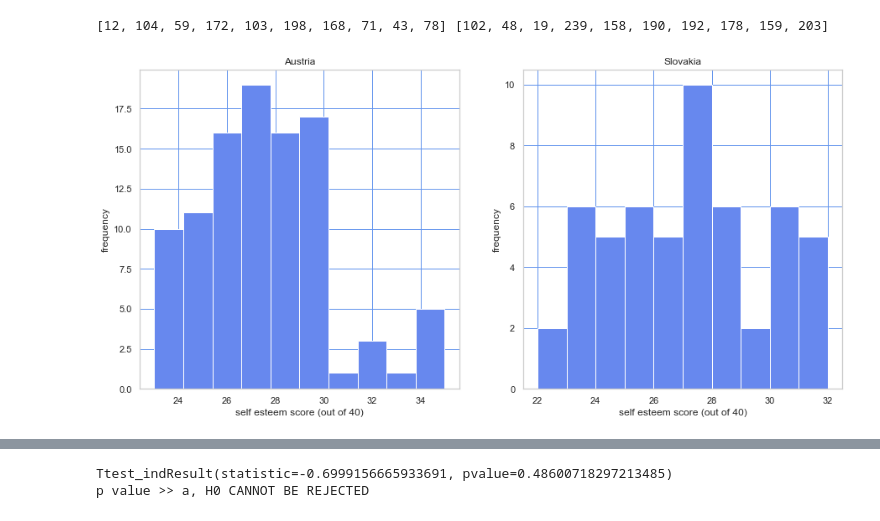
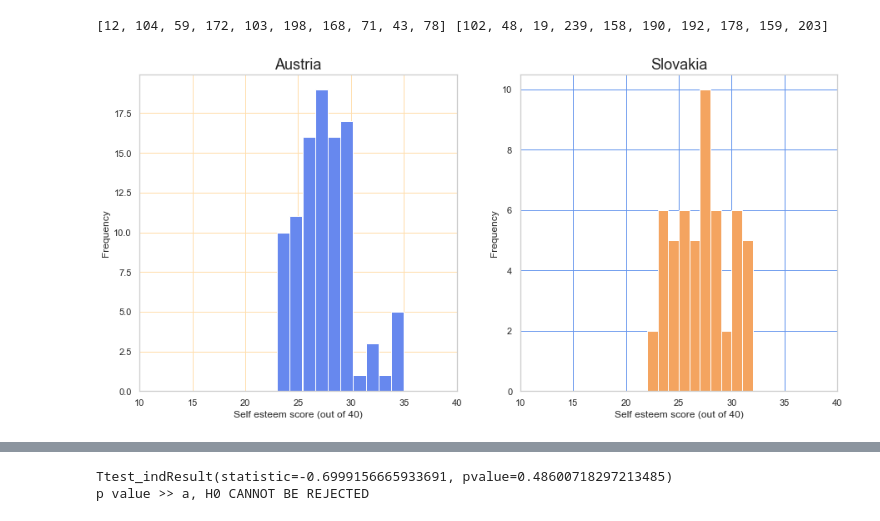
Before and after one commit to FHnt97/Project-Week-5-Your-Own-Project, a Jupyter notebook: your-project/03-Analysis.ipynb, the cells around one changed output, grey strips where cells are left out. Cells and saved outputs as stored; diff of their text form; code cells hidden in the pictures.

```diff
--- a/your-project/03-Analysis.ipynb
+++ b/your-project/03-Analysis.ipynb
@@ -258,24 +295,26 @@ print(low, high)
 # %%
 # graphing out normal distribution:
 fig, axs = plt.subplots(1, 2, figsize=(15,7))
 
 df_0 = df_rosenberg.loc[df_rosenberg["country_id"] == 12]["overall_score"]
 axs[0].hist(df_0, bins=10)
-axs[0].set_title("Austria")
-axs[0].set_xlabel("self esteem score (out of 40)")
-axs[0].set_ylabel("frequency")
-axs[0].grid(axis="both", color='cornflowerblue')
+axs[0].set_title("Austria", fontsize=18)
+axs[0].set_xlabel("Self esteem score (out of 40)", fontsize=12)
+axs[0].set_ylabel("Frequency", fontsize=12)
+axs[0].grid(axis="both", color='navajowhite')
+axs[0].set_xticks(np.arange(10, 45, 5))
 plt.subplots_adjust(hspace=0.5)
 
 df_1 = df_rosenberg.loc[df_rosenberg["country_id"] == 203]["overall_score"]
-axs[1].hist(df_1, bins=10)
-axs[1].set_title("Slovakia")
-axs[1].set_xlabel("self esteem score (out of 40)")
-axs[1].set_ylabel("frequency")
+axs[1].hist(df_1, bins=10, color="sandybrown")
+axs[1].set_title("Slovakia", fontsize=18)
+axs[1].set_xlabel("Self esteem score (out of 40)", fontsize=12)
+axs[1].set_ylabel("Frequency", fontsize=12)
 axs[1].grid(axis="both", color='cornflowerblue')
+axs[1].set_xticks(np.arange(10, 45, 5))
 plt.subplots_adjust(hspace=0.5)
 # %% [output]
-[figure, old version]
+[figure, new version]
 # %%
 #Austria, Slovakia
 
```
Also changed, not shown: parts of 42 cells of this notebook, 16 other files.
